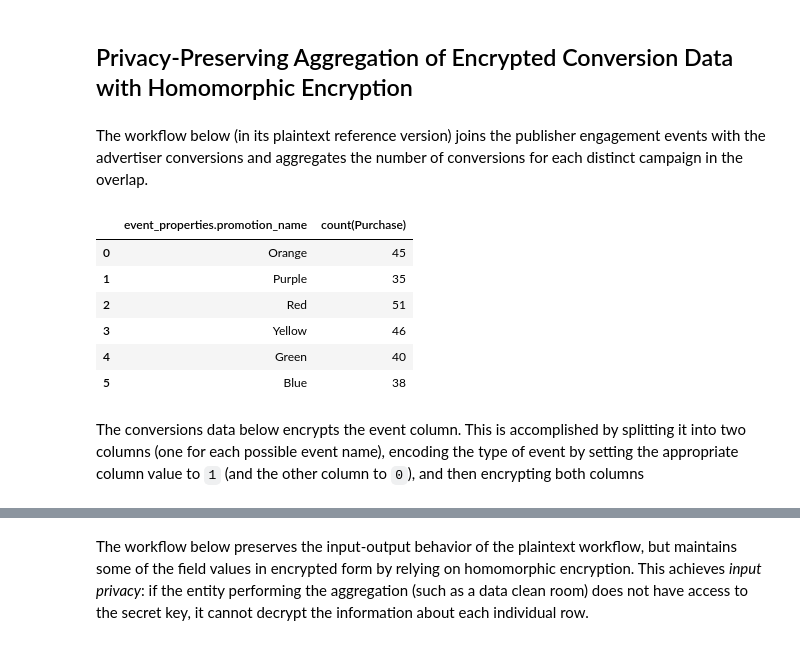
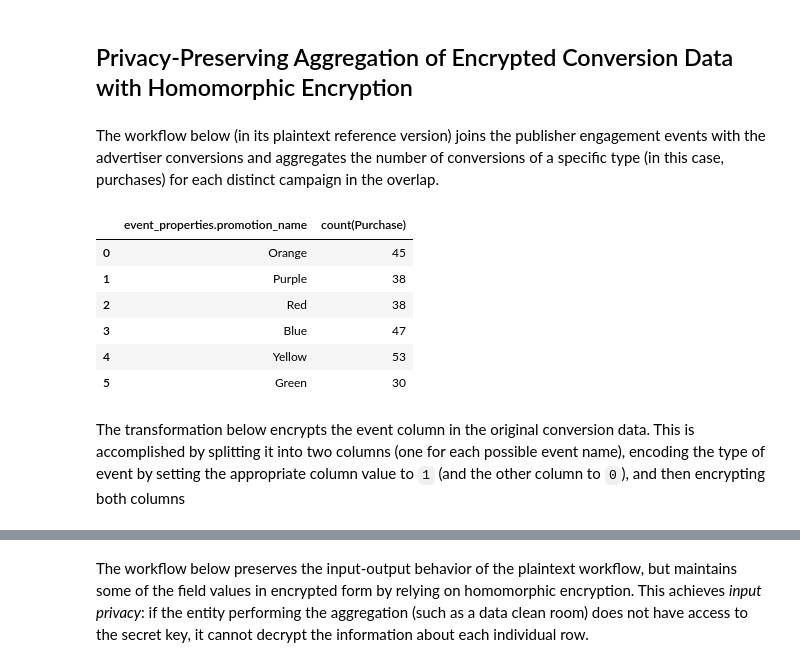
Before and after one commit to IABTechLab/privacy-lab, a Jupyter notebook: notebook/workflows.ipynb, the cells around one changed output, grey strips where cells are left out. Drawn from its saved outputs; the diff is of its cells as text; code cells hidden in the pictures.

```diff
--- a/notebook/workflows.ipynb
+++ b/notebook/workflows.ipynb
@@ -28,14 +28,14 @@ def table(data, columns):
 # %% [markdown]
 ### Publisher Engagement Events
 # %%
-es = random.sample(emails, 10000)
-campaigns = ['Red', 'Orange', 'Yellow', "Green", "Blue", "Purple"]
+emails = random.sample(emails, 10000)
+campaigns = ['Red', 'Orange', 'Yellow', 'Green', 'Blue', 'Purple']
 regions = ['NA', 'LATAM', 'EMEA', 'APAC', 'ROW']
 
 events = [
     [
         random.randint(1, 1),        # Space ID
-        es[i],                       # user_data.email_address
+        emails[i],                   # user_data.email_address
         'click',                     # event_type
         random.choice(campaigns),    # event_properties.promotion_name
         random.choice(regions),      # user_data.address.region
@@ -72,16 +72,16 @@ table(
 # %% [markdown]
 ### Advertiser Conversions
 # %%
-es = random.sample(emails, 1000)
-names = ['Purchase', 'Subscription']
+emails = random.sample(emails, 1000)
+types = ['Purchase', 'Subscription']
 
 conversions = [
     [
-        random.randint(1, 1), # Space ID
-        es[i],                # user_data.email_address
-        random.choice(names)  # event_type
+        random.randint(1, 1),  # Space ID
+        emails[i],             # user_data.email_address
+        random.choice(types)   # event_type
     ]
-    for i in range(len(es))
+    for i in range(len(emails))
 ]
 
 table(conversions, ["Space ID", "user_data.email_address", "event_type"])
@@ -249,43 +254,43 @@ plt.show()
 # %% [markdown]
 ## Privacy-Preserving Aggregation of Encrypted Conversion Data with Homomorphic Encryption
 # %% [markdown]
-The workflow below (in its plaintext reference version) joins the publisher engagement events with the advertiser conversions and aggregates the number of conversions for each distinct campaign in the overlap.
+The workflow below (in its plaintext reference version) joins the publisher engagement events with the advertiser conversions and aggregates the number of conversions of a specific type (in this case, purchases) for each distinct campaign in the overlap.
 # %%
 join = [
     [
         spaceid_e,
         type_e,
         campaign_e,
         type_c
     ]
     for (spaceid_e, key_e, type_e, campaign_e, region_e, opt_e) in events
     for (spaceid_c, key_c, type_c) in conversions
     if key_e == key_c
 ]
 
 aggregate = [
     [
         campaign,
         sum([
             1
-            for (_, _, campaign_, event) in join
-            if campaign == campaign_ and event == 'Purchase'
+            for (_, _, campaign_, event_type) in join
+            if campaign == campaign_ and event_type == 'Purchase'
         ])
     ]
     for campaign in {campaign_ for [_, _, campaign_, _] in join} # Unique campaigns.
 ]
 
 table(aggregate, ["event_properties.promotion_name", "count(Purchase)"])
 # %% [output]
 |  | event_properties.promotion_name | count(Purchase) |
 | 0 | Orange | 45 |
-| 1 | Purple | 35 |
-| 2 | Red | 51 |
-| 3 | Yellow | 46 |
-| 4 | Green | 40 |
-| 5 | Blue | 38 |
+| 1 | Purple | 38 |
+| 2 | Red | 38 |
+| 3 | Blue | 47 |
+| 4 | Yellow | 53 |
+| 5 | Green | 30 |
 # %% [markdown]
-The conversions data below encrypts the event column. This is accomplished by splitting it into two columns (one for each possible event name), encoding the type of event by setting the appropriate column value to ``1`` (and the other column to ``0``), and then encrypting both columns
+The transformation below encrypts the event column in the original conversion data. This is accomplished by splitting it into two columns (one for each possible event name), encoding the type of event by setting the appropriate column value to ``1`` (and the other column to ``0``), and then encrypting both columns
 # %%
 import pailliers
 
```
Also changed, not shown: parts of 12 cells of this notebook.
